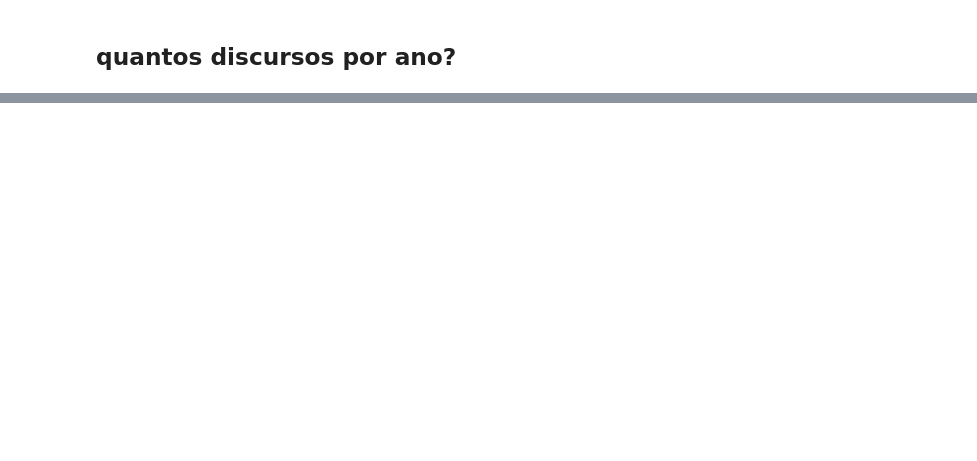
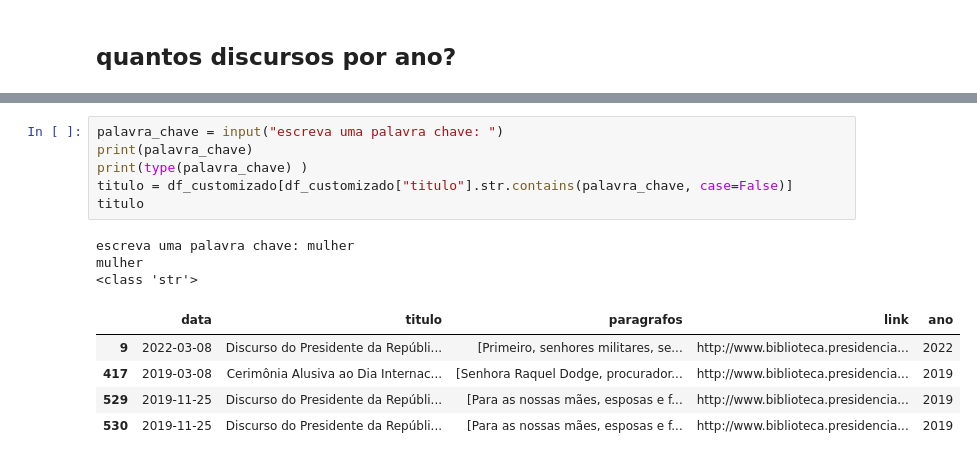
Before and after one commit to juborduchi/fundamentos, a Jupyter notebook: notebooks/analise_dados_01.ipynb, the cells around one changed output, grey strips where cells are left out. Cells and saved outputs as stored; diff of their text form; blank space fills up the shorter version.

```diff
--- a/notebooks/analise_dados_01.ipynb
+++ b/notebooks/analise_dados_01.ipynb
@@ -210,3 +109,18 @@ grafico_discurso_por_ano = px.bar(discurso_por_ano)
 grafico_discurso_por_ano
 # %% [output]
 [interactive output not drawn]
+# %%
+palavra_chave = input("escreva uma palavra chave: ")
+print(palavra_chave)
+print(type(palavra_chave) )
+titulo = df_customizado[df_customizado["titulo"].str.contains(palavra_chave, case=False)]
+titulo
+# %% [output]
+escreva uma palavra chave: mulher
+mulher
+<class 'str'>
+|  | data | titulo | paragrafos | link | ano |
+| 9 | 2022-03-08 | Discurso do Presidente da Repúbli... | [Primeiro, senhores militares, se... | http://www.biblioteca.presidencia... | 2022 |
+| 417 | 2019-03-08 | Cerimônia Alusiva ao Dia Internac... | [Senhora Raquel Dodge, procurador... | http://www.biblioteca.presidencia... | 2019 |
+| 529 | 2019-11-25 | Discurso do Presidente da Repúbli... | [Para as nossas mães, esposas e f... | http://www.biblioteca.presidencia... | 2019 |
+| 530 | 2019-11-25 | Discurso do Presidente da Repúbli... | [Para as nossas mães, esposas e f... | http://www.biblioteca.presidencia... | 2019 |
```
Also changed, not shown: parts of 15 cells of this notebook.
